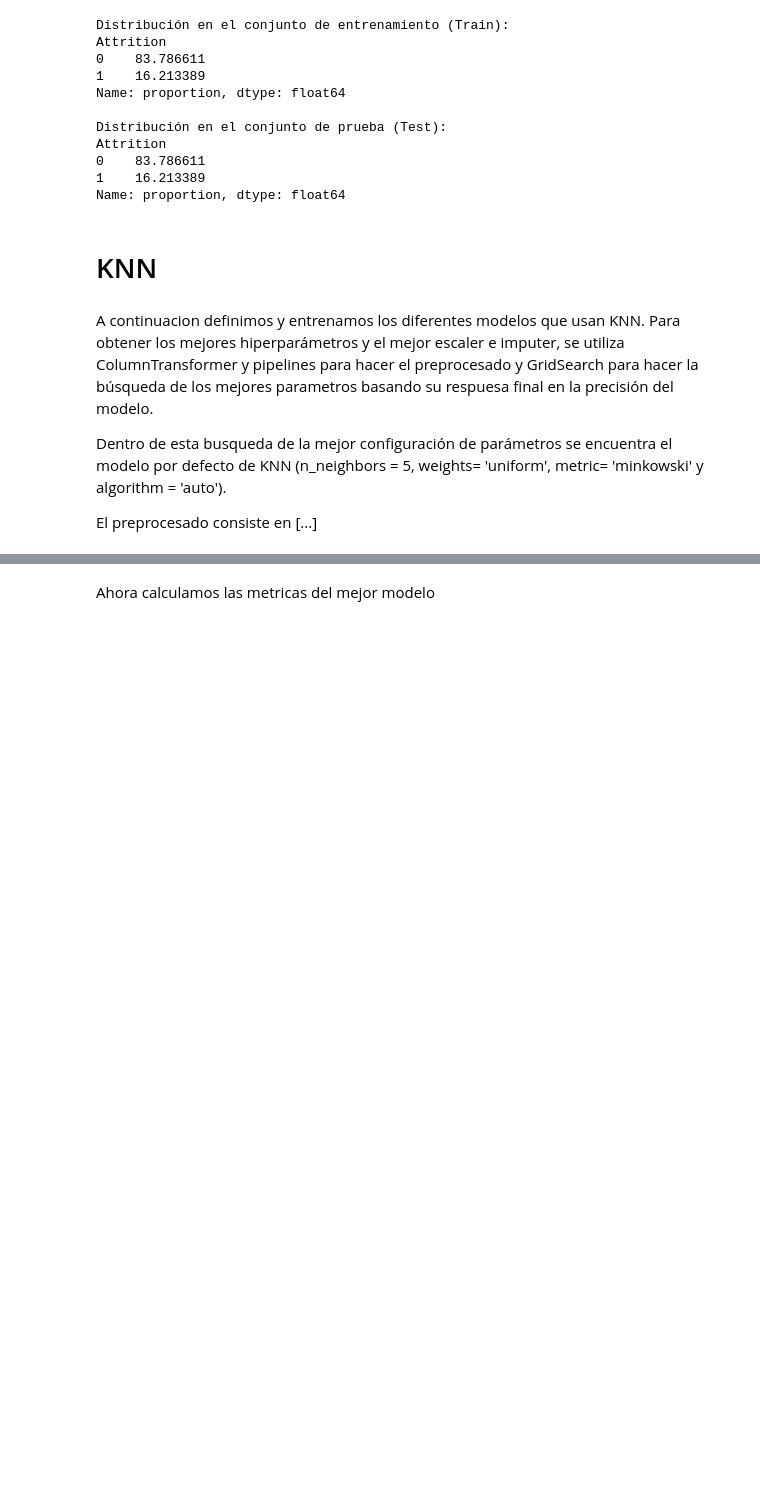
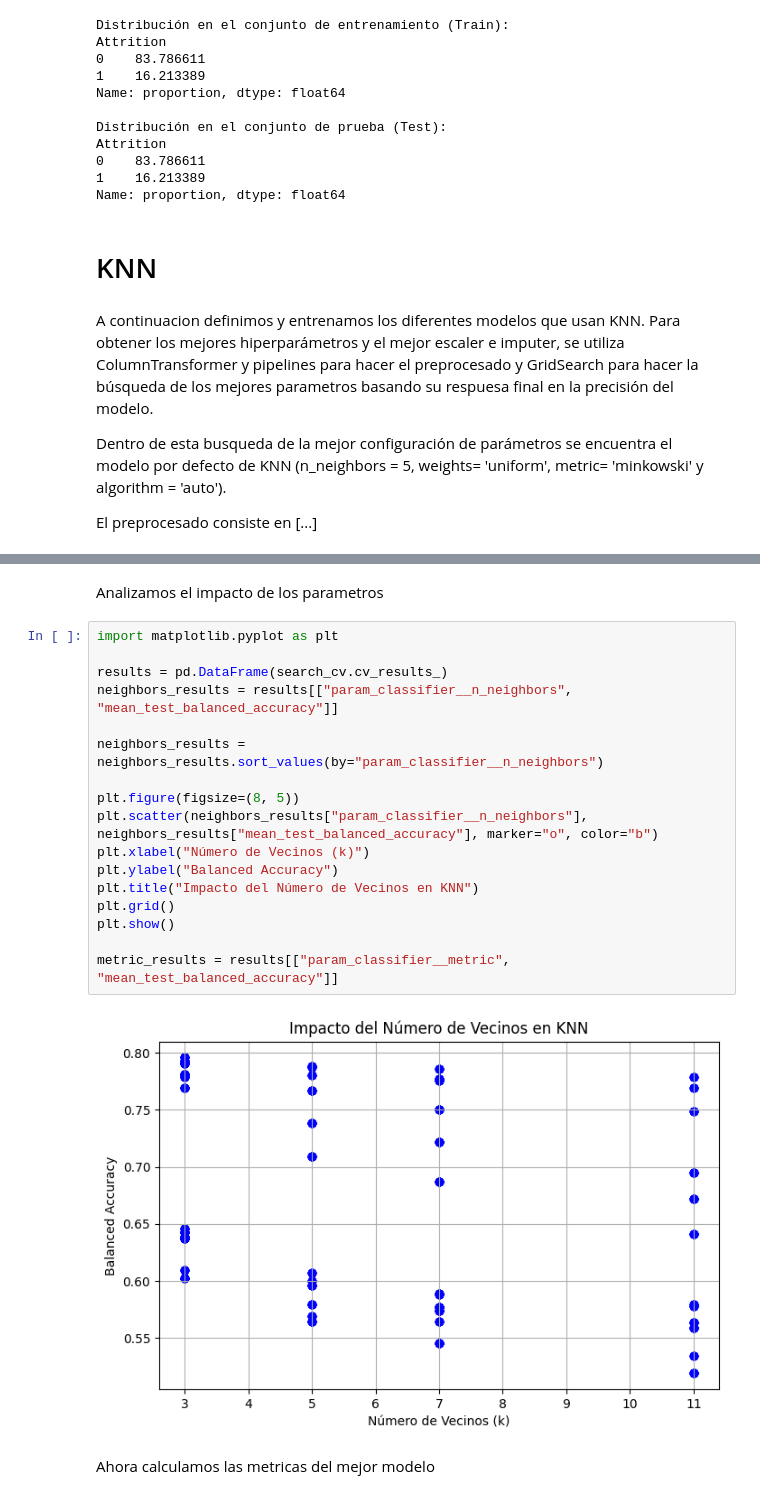
Before and after one commit to 100495699/Aprendizaje, a Jupyter notebook: Aprendizaje.ipynb, the cells around one changed output, grey strips where cells are left out. Saved outputs shown, nothing was run; the diff lists cells and outputs as text; blank space fills up the shorter version.

Commit message:
mas plots

```diff
--- a/Aprendizaje.ipynb
+++ b/Aprendizaje.ipynb
@@ -292,5 +292,26 @@ Tiempo de entrenamiento: 151.4012 segundos
 Mejores Parametros:
 {'classifier__algorithm': 'auto', 'classifier__metric': 'manhattan', 'classifier__n_neighbors': 3, 'classifier__weights': 'distance', 'preprocessor__num__imputer__strategy': 'mean', 'preprocessor__num ...
+# %% [markdown]
+Analizamos el impacto de los parametros
+# %%
+import matplotlib.pyplot as plt
+
+results = pd.DataFrame(search_cv.cv_results_)
+neighbors_results = results[["param_classifier__n_neighbors", "mean_test_balanced_accuracy"]]
+
+neighbors_results = neighbors_results.sort_values(by="param_classifier__n_neighbors")
+
+plt.figure(figsize=(8, 5))
+plt.scatter(neighbors_results["param_classifier__n_neighbors"], neighbors_results["mean_test_balanced_accuracy"], marker="o", color="b")
+plt.xlabel("Número de Vecinos (k)")
+plt.ylabel("Balanced Accuracy")
+plt.title("Impacto del Número de Vecinos en KNN")
+plt.grid()
+plt.show()
+
+metric_results = results[["param_classifier__metric", "mean_test_balanced_accuracy"]]
+# %% [output]
+[figure, added]
 # %% [markdown]
 Ahora calculamos las metricas del mejor modelo
 # %%
```
Also changed, not shown: parts of 12 cells of this notebook.
